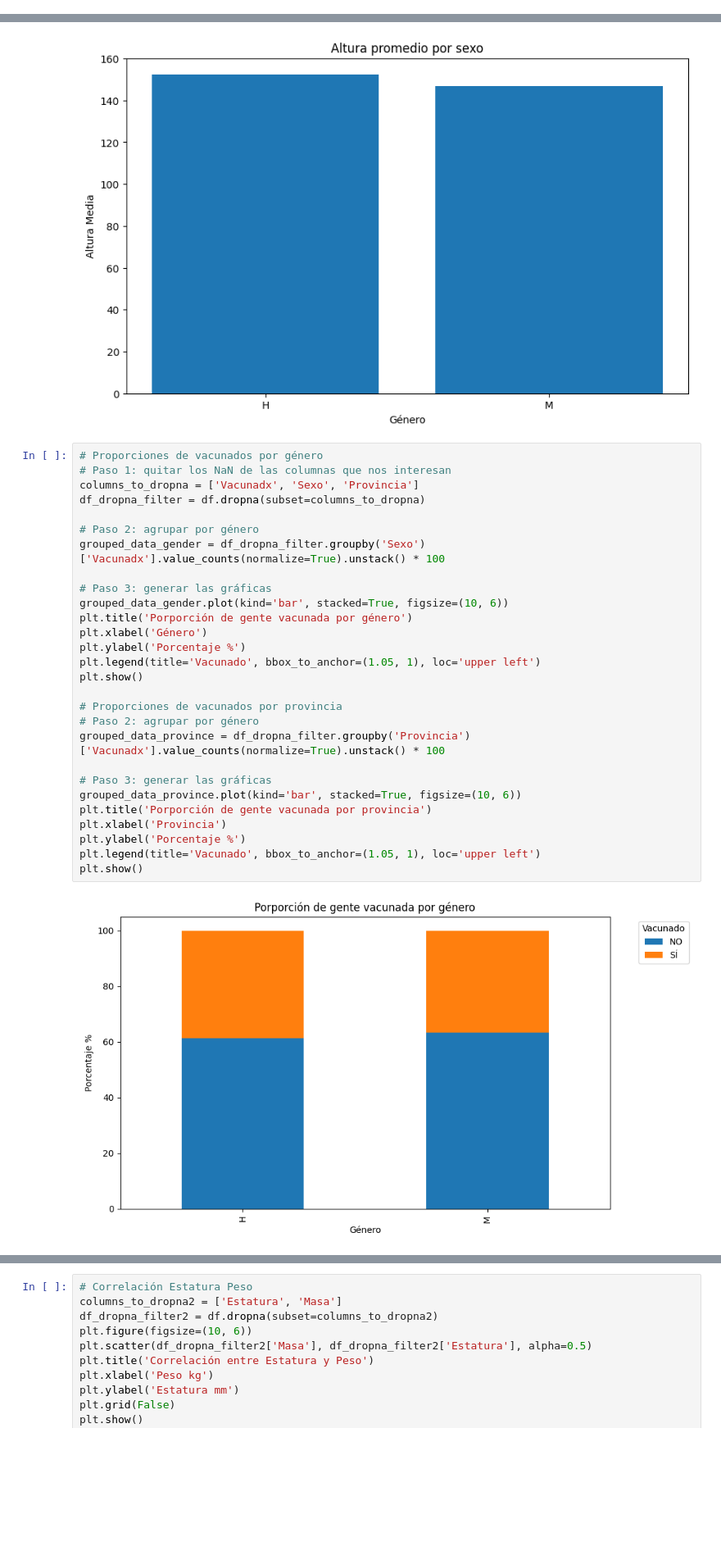
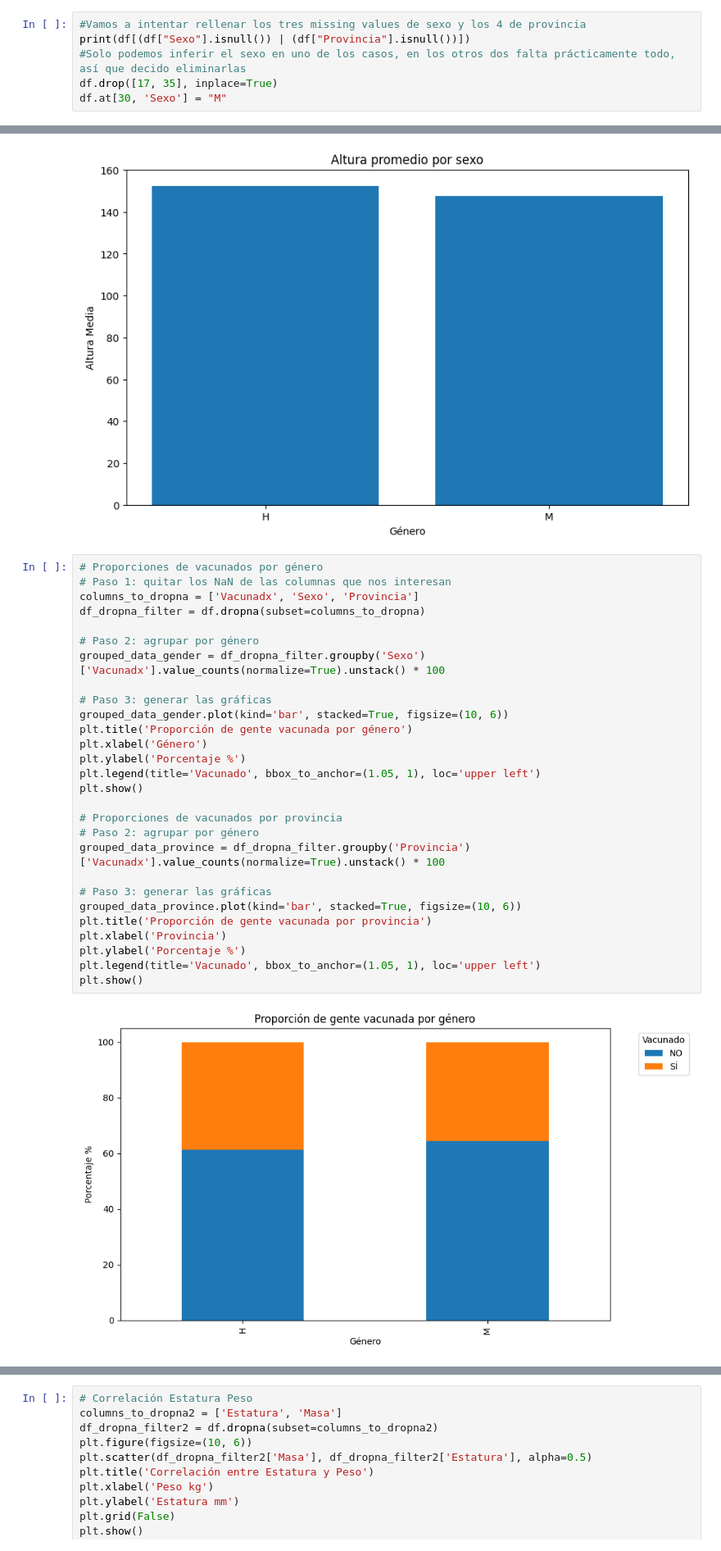
Before and after one commit to Endika-de-la-Iglesia/theegg_ai, a Jupyter notebook: tarea_177/ejercicio.ipynb, the cells around one changed output, grey strips where cells are left out. Shown at 82% size. Cells and saved outputs as stored; diff of their text form; blank space fills up the shorter version.

```diff
--- a/tarea_177/ejercicio.ipynb
+++ b/tarea_177/ejercicio.ipynb
@@ -146 +147,7 @@ REFERENCIA ESTUDIO                 1
 dtype: int64
+# %%
+#Vamos a intentar rellenar los tres missing values de sexo y los 4 de provincia
+print(df[(df["Sexo"].isnull()) | (df["Provincia"].isnull())])
+#Solo podemos inferir el sexo en uno de los casos, en los otros dos falta prácticamente todo, así que decido eliminarlas
+df.drop([17, 35], inplace=True)
+df.at[30, 'Sexo'] = "M"
@@ -178,30 +206,30 @@ plt.show()
 # %%
 # Proporciones de vacunados por género
 # Paso 1: quitar los NaN de las columnas que nos interesan
 columns_to_dropna = ['Vacunadx', 'Sexo', 'Provincia']
 df_dropna_filter = df.dropna(subset=columns_to_dropna)
 
 # Paso 2: agrupar por género
 grouped_data_gender = df_dropna_filter.groupby('Sexo')['Vacunadx'].value_counts(normalize=True).unstack() * 100
 
 # Paso 3: generar las gráficas
 grouped_data_gender.plot(kind='bar', stacked=True, figsize=(10, 6))
-plt.title('Porporción de gente vacunada por género')
+plt.title('Proporción de gente vacunada por género')
 plt.xlabel('Género')
 plt.ylabel('Porcentaje %')
 plt.legend(title='Vacunado', bbox_to_anchor=(1.05, 1), loc='upper left')
 plt.show()
 
 # Proporciones de vacunados por provincia
 # Paso 2: agrupar por género
 grouped_data_province = df_dropna_filter.groupby('Provincia')['Vacunadx'].value_counts(normalize=True).unstack() * 100
 
 # Paso 3: generar las gráficas
 grouped_data_province.plot(kind='bar', stacked=True, figsize=(10, 6))
-plt.title('Porporción de gente vacunada por provincia')
+plt.title('Proporción de gente vacunada por provincia')
 plt.xlabel('Provincia')
 plt.ylabel('Porcentaje %')
 plt.legend(title='Vacunado', bbox_to_anchor=(1.05, 1), loc='upper left')
 plt.show()
 # %% [output]
-[figure, old version]
+[figure, new version]
```
Also changed, not shown: parts of 3 cells of this notebook, 3 other files.
